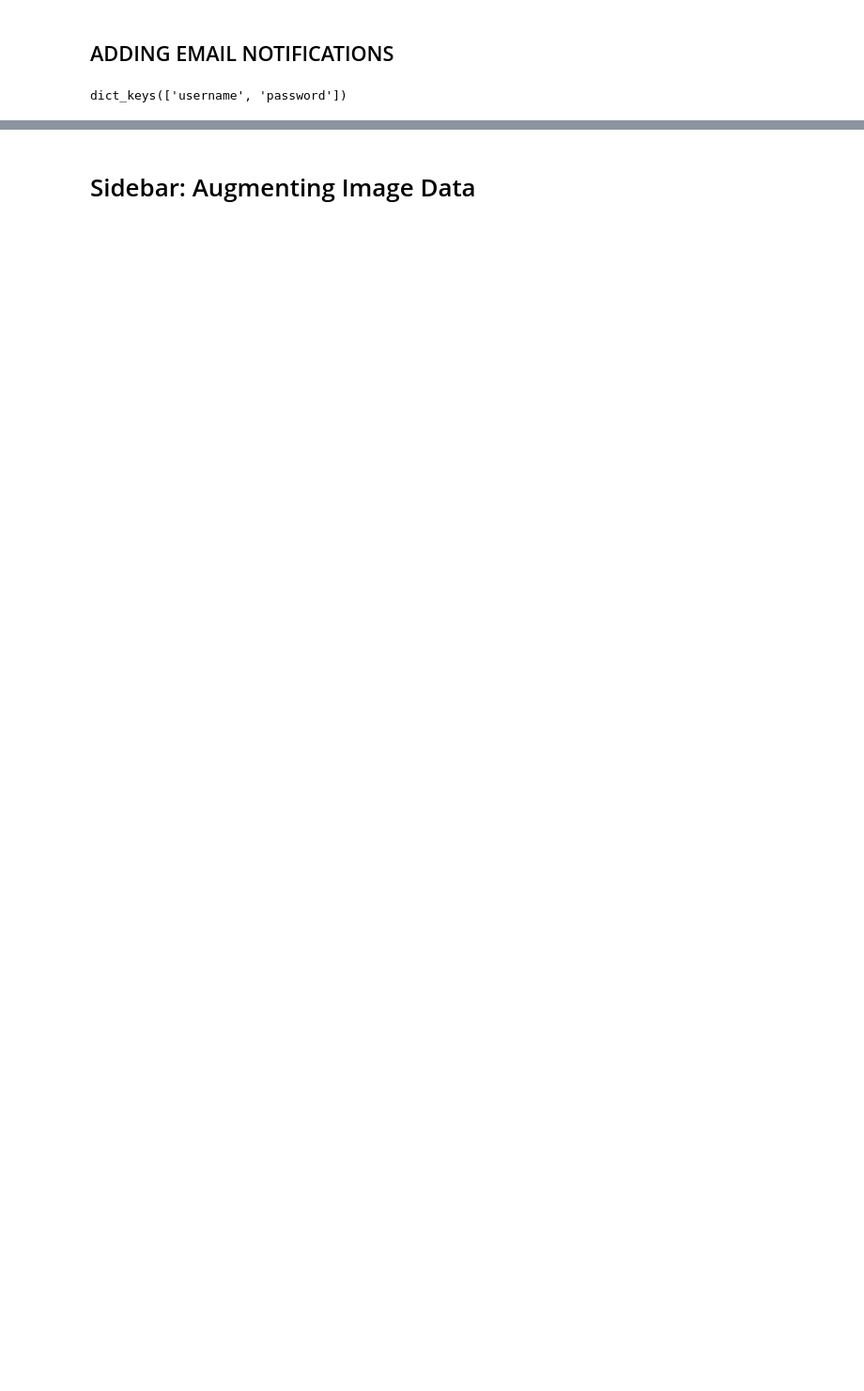
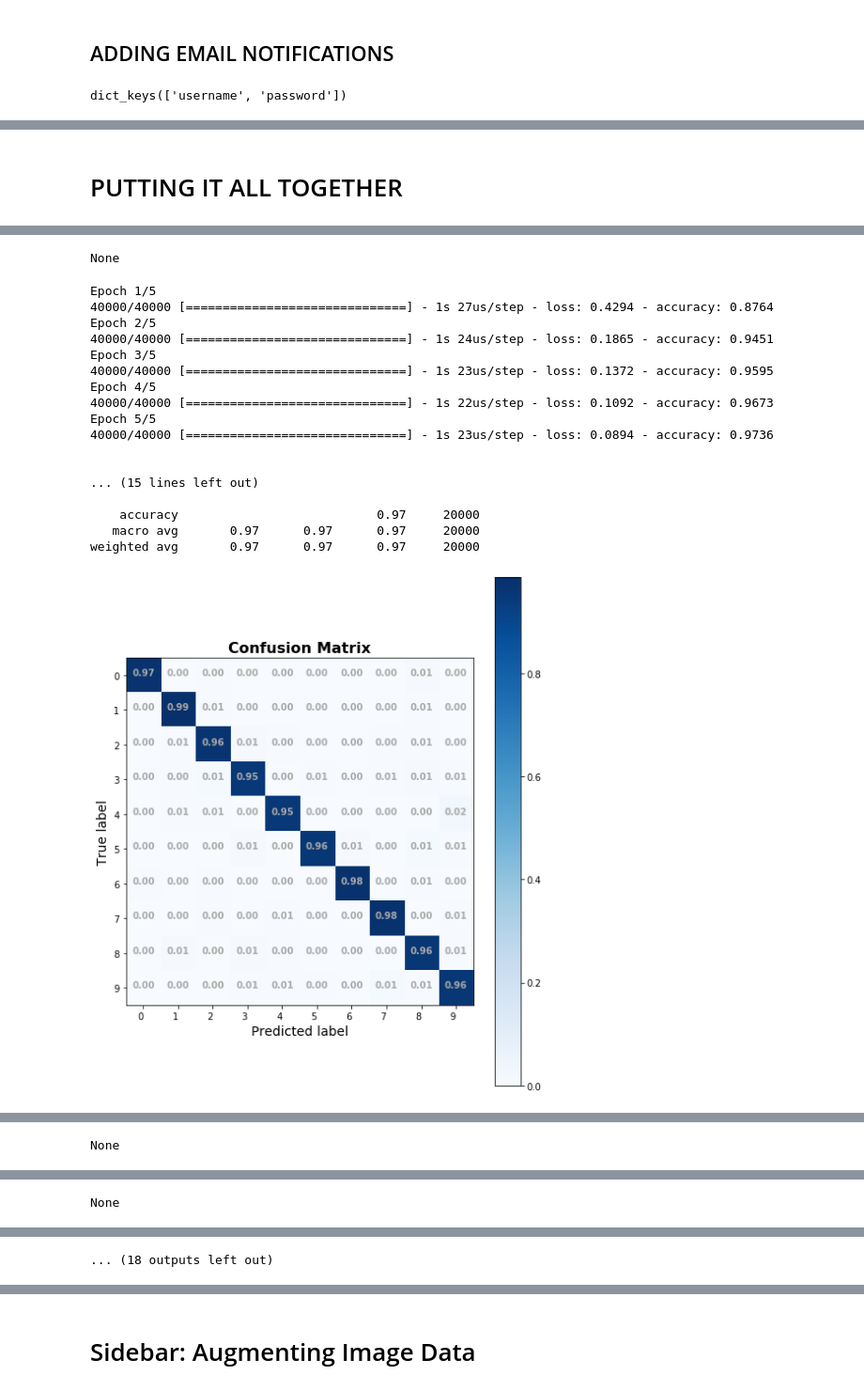
Before and after one commit to jirvingphd/fsds_100719_cohort_notes, a Jupyter notebook: sect_46_tuning_neural_networks-SG.ipynb, the cells around one changed output, grey strips where cells are left out. Shown at 94% size. Cells and saved outputs as stored; diff of their text form; code cells hidden in the pictures; blank space fills up the shorter version.

```diff
--- a/sect_46_tuning_neural_networks-SG.ipynb
+++ b/sect_46_tuning_neural_networks-SG.ipynb
@@ -982,14 +1084,14 @@ def email_notification(password_obj=None,subject='GridSearch Finished',msg='The
+# %% [markdown]
+# PUTTING IT ALL TOGETHER
 # %%
 ## PUTTING IT ALL TOGETHER
-gmail = get_secret_password()
-
 from keras.wrappers.scikit_learn import KerasClassifier
 from sklearn.model_selection import GridSearchCV
 from sklearn.metrics import make_scorer
 
 classifier = KerasClassifier(build_fn = build_model)
 parameters = {'batch_size': [64],
-              'epochs': [5],#, 15],
+              'epochs': [5, 15],
               'optimizer': ['adam']}#, 'rmsprop']}
 
 grid_search = GridSearchCV(estimator = classifier,
@@ -999,6 +1101,9 @@ grid_search = GridSearchCV(estimator = classifier,
 
 timer = Timer()
 grid_search = grid_search.fit(X_train, y_train)
-best_parameters = grid_search.best_params_
-best_accuracy = grid_search.best_score_
 timer.stop()
+
+
+text= prepare_gridsearch_report(grid_search,X_test,y_test)
+email_notification(gmail,msg=text)
+# %% [output]
@@ -1004,0 +1127,19 @@ timer.stop()
+None
+Epoch 1/5
+40000/40000 [==============================] - 1s 27us/step - loss: 0.4294 - accuracy: 0.8764
+Epoch 2/5
+40000/40000 [==============================] - 1s 24us/step - loss: 0.1865 - accuracy: 0.9451
+Epoch 3/5
+40000/40000 [==============================] - 1s 23us/step - loss: 0.1372 - accuracy: 0.9595
+Epoch 4/5
+40000/40000 [==============================] - 1s 22us/step - loss: 0.1092 - accuracy: 0.9673
+Epoch 5/5
+40000/40000 [==============================] - 1s 23us/step - loss: 0.0894 - accuracy: 0.9736
+
+
+... (15 lines left out)
+
+    accuracy                           0.97     20000
+   macro avg       0.97      0.97      0.97     20000
+weighted avg       0.97      0.97      0.97     20000
+[figure, added]
@@ -1004,0 +1166 @@ timer.stop()
+None
@@ -1004,0 +1205 @@ timer.stop()
+None
@@ -1004,0 +1224 @@ timer.stop()
+... (18 outputs left out)
```
Also changed, not shown: parts of 34 cells of this notebook, 5 other files.
